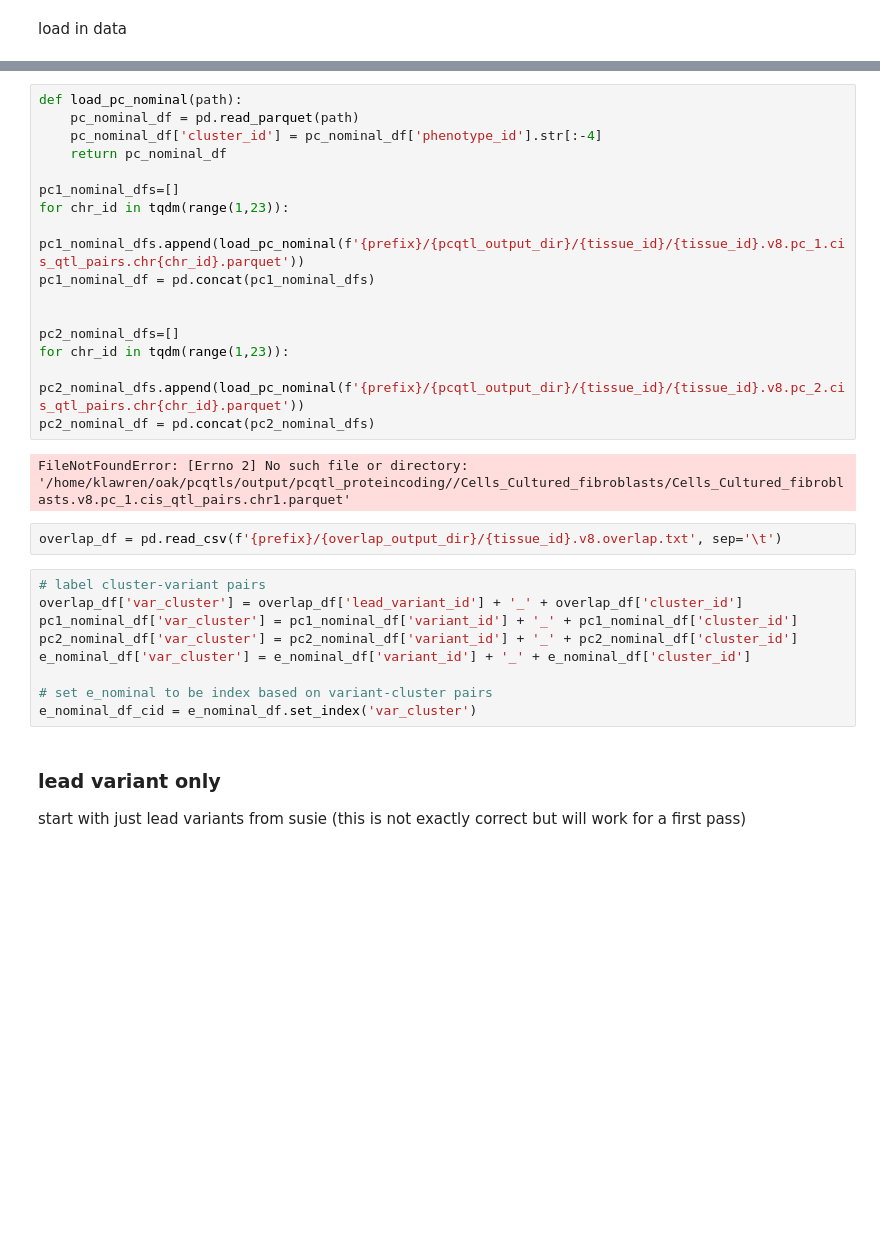
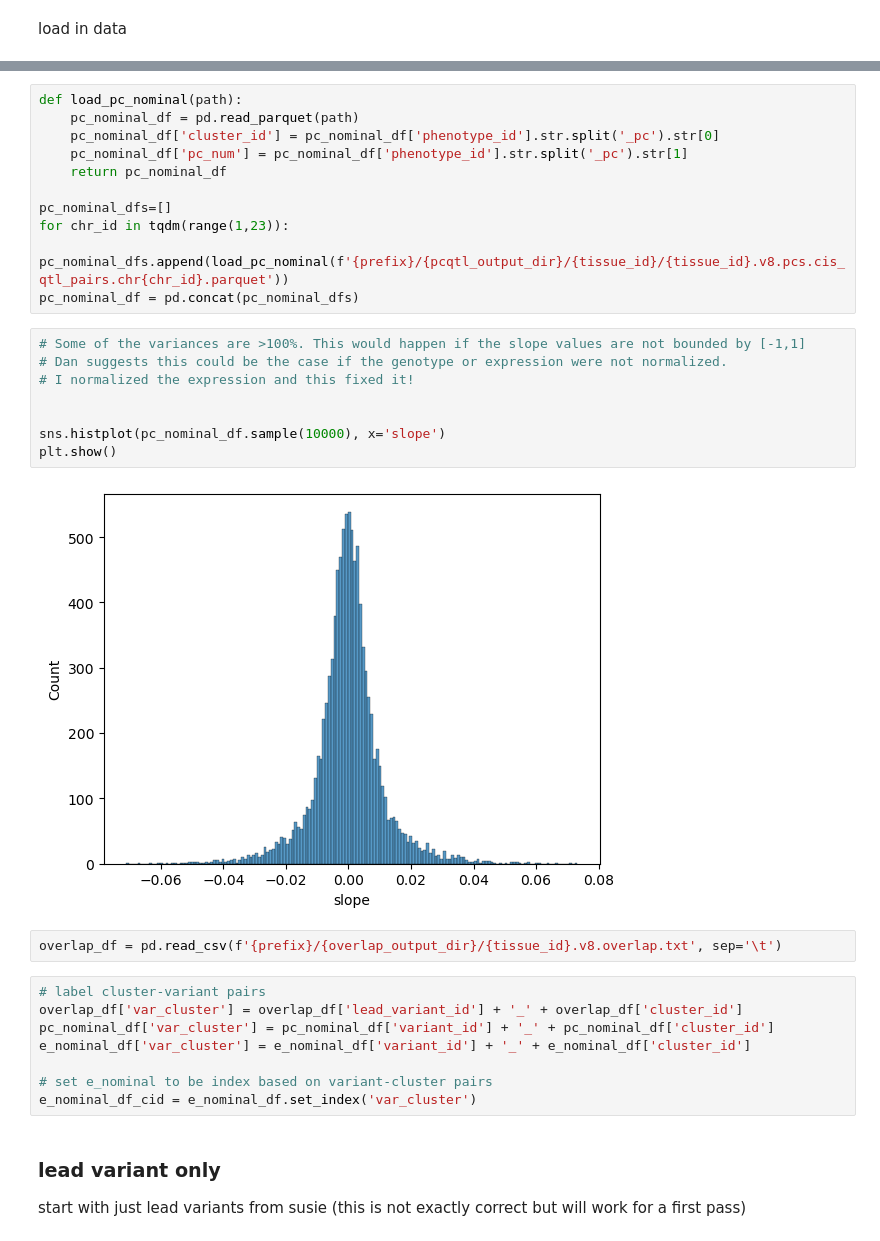
Before and after one commit to kal26/pcqtls, a Jupyter notebook: workflow/notebooks/pc_gene_variance.ipynb, the cells around one changed output, grey strips where cells are left out. Drawn from its saved outputs; the diff is of its cells as text; blank space fills up the shorter version.

```diff
--- a/workflow/notebooks/pc_gene_variance.ipynb
+++ b/workflow/notebooks/pc_gene_variance.ipynb
@@ -64,28 +62,30 @@ FileNotFoundError: [Errno 2] No such file or directory: '/home/klawren/oak/pcqtl
 # %%
 def load_pc_nominal(path):
     pc_nominal_df = pd.read_parquet(path)
-    pc_nominal_df['cluster_id'] = pc_nominal_df['phenotype_id'].str[:-4]
+    pc_nominal_df['cluster_id'] = pc_nominal_df['phenotype_id'].str.split('_pc').str[0]
+    pc_nominal_df['pc_num'] = pc_nominal_df['phenotype_id'].str.split('_pc').str[1]
     return pc_nominal_df
 
-pc1_nominal_dfs=[]
+pc_nominal_dfs=[]
 for chr_id in tqdm(range(1,23)):
-    pc1_nominal_dfs.append(load_pc_nominal(f'{prefix}/{pcqtl_output_dir}/{tissue_id}/{tissue_id}.v8.pc_1.cis_qtl_pairs.chr{chr_id}.parquet'))
-pc1_nominal_df = pd.concat(pc1_nominal_dfs)
-
-
-pc2_nominal_dfs=[]
-for chr_id in tqdm(range(1,23)):
-    pc2_nominal_dfs.append(load_pc_nominal(f'{prefix}/{pcqtl_output_dir}/{tissue_id}/{tissue_id}.v8.pc_2.cis_qtl_pairs.chr{chr_id}.parquet'))
-pc2_nominal_df = pd.concat(pc2_nominal_dfs)
+    pc_nominal_dfs.append(load_pc_nominal(f'{prefix}/{pcqtl_output_dir}/{tissue_id}/{tissue_id}.v8.pcs.cis_qtl_pairs.chr{chr_id}.parquet'))
+pc_nominal_df = pd.concat(pc_nominal_dfs)
-# %% [output]
-FileNotFoundError: [Errno 2] No such file or directory: '/home/klawren/oak/pcqtls/output/pcqtl_proteincoding//Cells_Cultured_fibroblasts/Cells_Cultured_fibroblasts.v8.pc_1.cis_qtl_pairs.chr1.parquet'
+# %%
+# Some of the variances are >100%. This would happen if the slope values are not bounded by [-1,1]
+# Dan suggests this could be the case if the genotype or expression were not normalized.
+# I normalized the expression and this fixed it!
+
+
+sns.histplot(pc_nominal_df.sample(10000), x='slope')
+plt.show()
+# %% [output]
+[figure, added]
 # %%
 overlap_df = pd.read_csv(f'{prefix}/{overlap_output_dir}/{tissue_id}.v8.overlap.txt', sep='\t')
 # %%
 # label cluster-variant pairs
 overlap_df['var_cluster'] = overlap_df['lead_variant_id'] + '_' + overlap_df['cluster_id']
-pc1_nominal_df['var_cluster'] = pc1_nominal_df['variant_id'] + '_' + pc1_nominal_df['cluster_id']
-pc2_nominal_df['var_cluster'] = pc2_nominal_df['variant_id'] + '_' + pc2_nominal_df['cluster_id']
+pc_nominal_df['var_cluster'] = pc_nominal_df['variant_id'] + '_' + pc_nominal_df['cluster_id']
 e_nominal_df['var_cluster'] = e_nominal_df['variant_id'] + '_' + e_nominal_df['cluster_id']
 
 # set e_nominal to be index based on variant-cluster pairs
```
Also changed, not shown: parts of 15 cells of this notebook, 6 other files.
